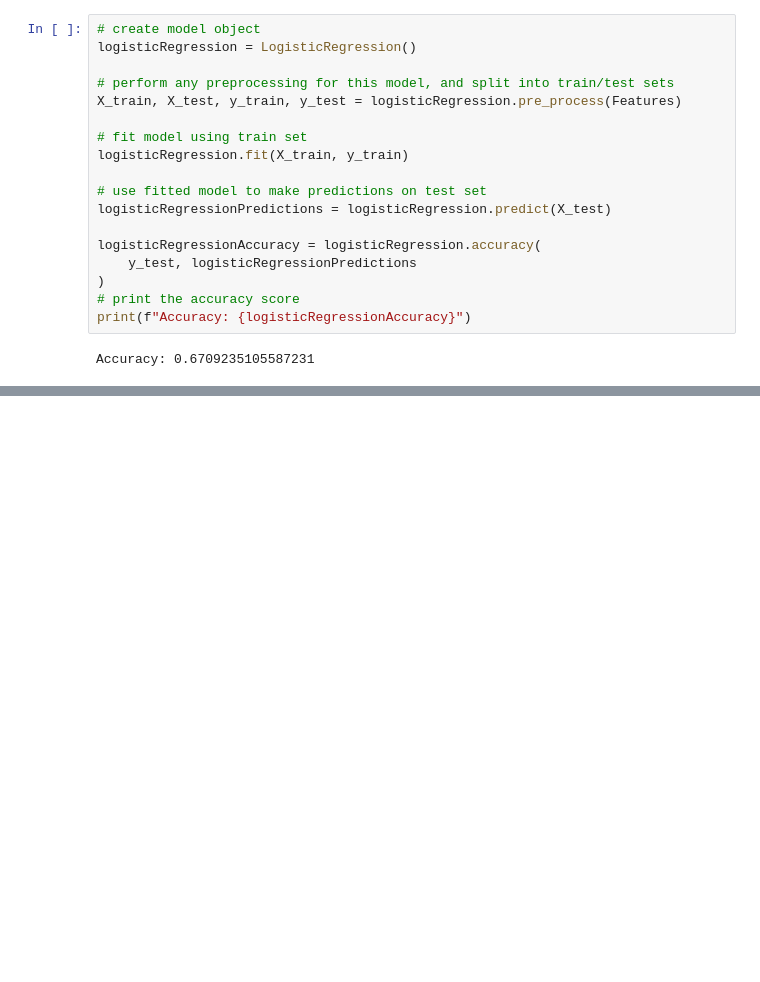
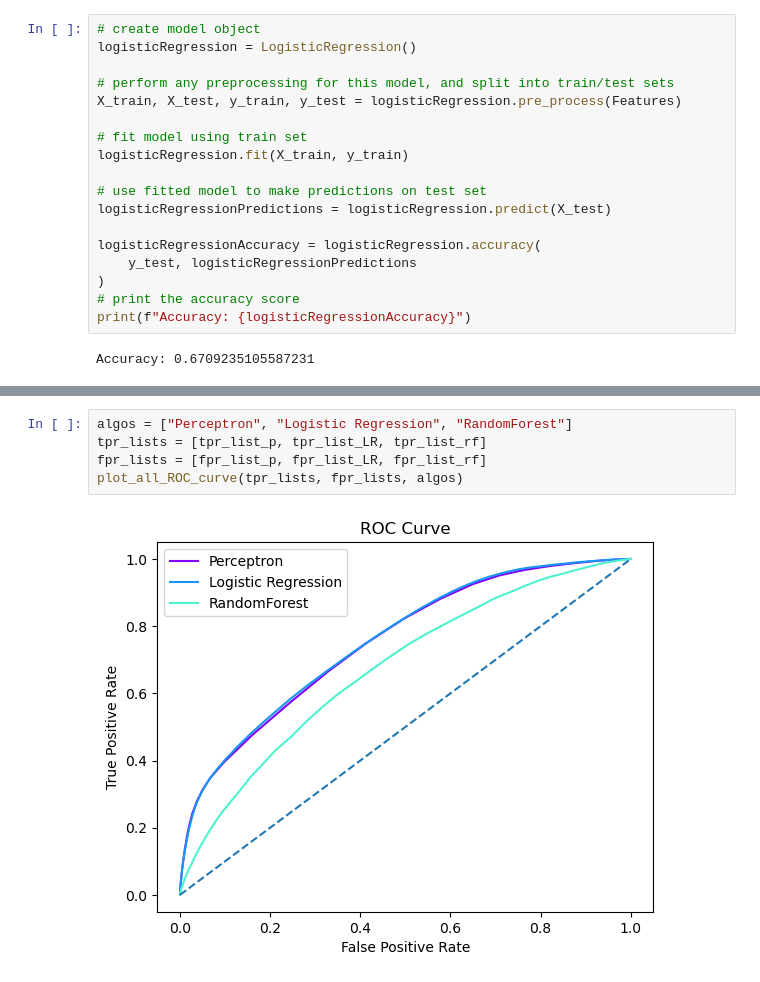
Before and after one commit to markoleptic/CSGO-Match-Predictions, a Jupyter notebook: Main.ipynb, the cells around one changed output, grey strips where cells are left out. Cells and saved outputs as stored; diff of their text form; blank space fills up the shorter version.

```diff
--- a/Main.ipynb
+++ b/Main.ipynb
@@ -288,0 +287,7 @@ plt.show()
+# %%
+algos = ["Perceptron", "Logistic Regression", "RandomForest"]
+tpr_lists = [tpr_list_p, tpr_list_LR, tpr_list_rf]
+fpr_lists = [fpr_list_p, fpr_list_LR, fpr_list_rf]
+plot_all_ROC_curve(tpr_lists, fpr_lists, algos)
+# %% [output]
+[figure, added]
```
Also changed, not shown: parts of 14 cells of this notebook, 4 other files.
